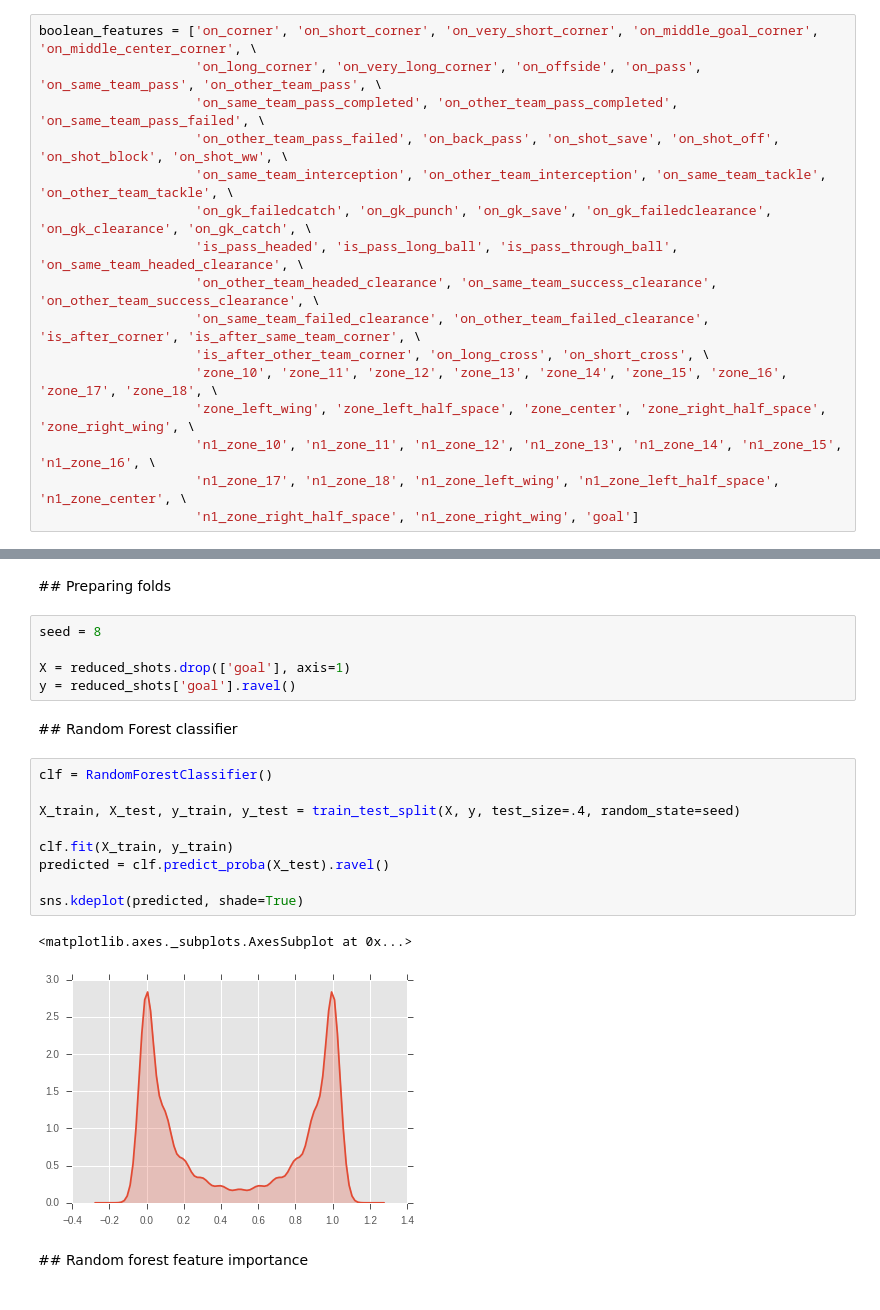
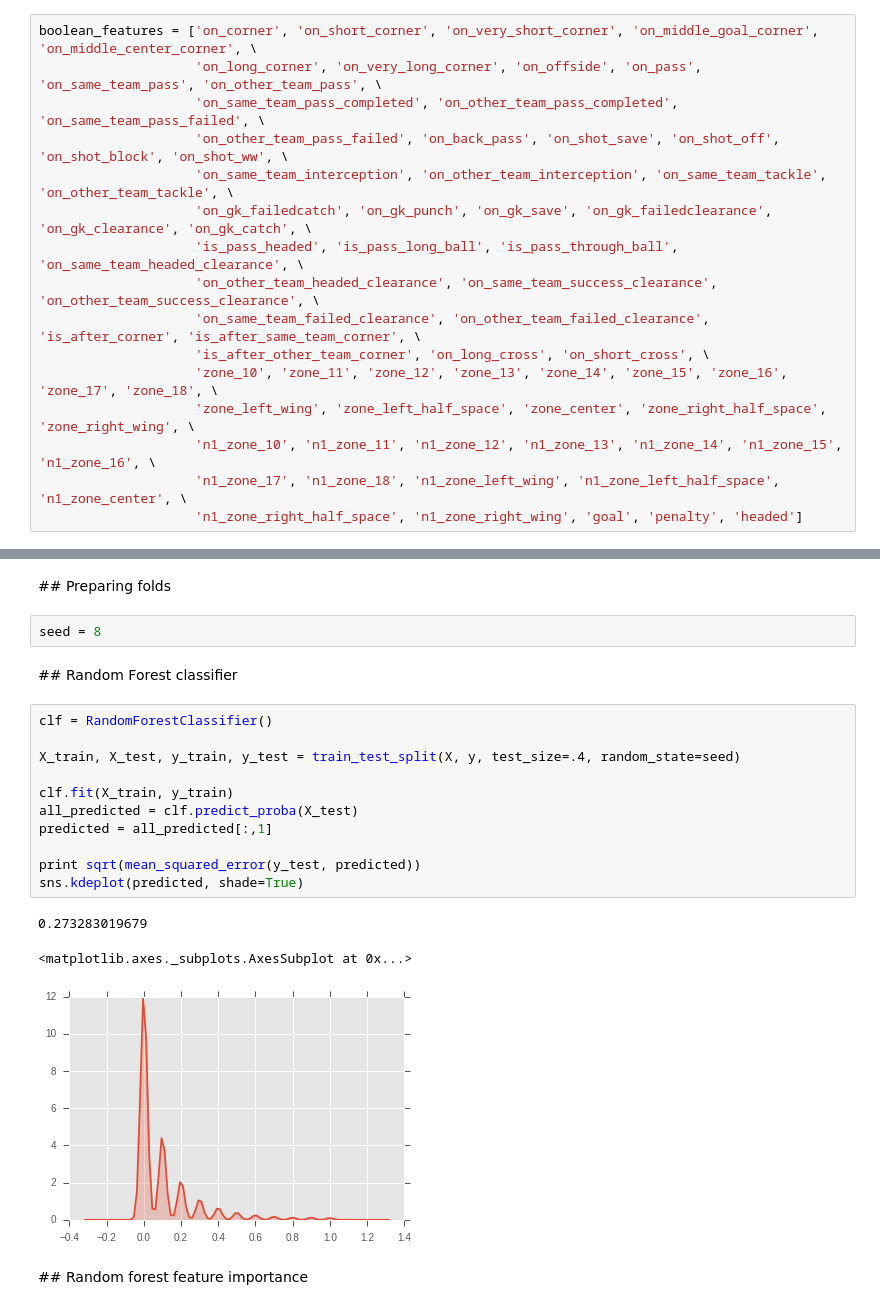
Before and after one commit to 10contre11/notebooks, a Jupyter notebook: xg_features_selection.ipynb, the cells around one changed output, grey strips where cells are left out. Drawn from its saved outputs; the diff is of its cells as text.

```diff
--- a/xg_features_selection.ipynb
+++ b/xg_features_selection.ipynb
@@ -64,7 +93,7 @@ boolean_features = ['on_corner', 'on_short_corner', 'on_very_short_corner', 'on_
                     'zone_left_wing', 'zone_left_half_space', 'zone_center', 'zone_right_half_space', 'zone_right_wing', \
                     'n1_zone_10', 'n1_zone_11', 'n1_zone_12', 'n1_zone_13', 'n1_zone_14', 'n1_zone_15', 'n1_zone_16', \
                     'n1_zone_17', 'n1_zone_18', 'n1_zone_left_wing', 'n1_zone_left_half_space', 'n1_zone_center', \
-                    'n1_zone_right_half_space', 'n1_zone_right_wing', 'goal']
+                    'n1_zone_right_half_space', 'n1_zone_right_wing', 'goal', 'penalty', 'headed']
 # %% [markdown]
 ## Number features
 # %%
@@ -165,24 +181,24 @@ sns.heatmap(reduced_shots.drop(['goal'], axis=1).astype(float).corr())
 # %% [markdown]
 ## Preparing folds
-# %%
-seed = 8
-
-X = reduced_shots.drop(['goal'], axis=1)
-y = reduced_shots['goal'].ravel()
+# %%
+seed = 8
 # %% [markdown]
 ## Random Forest classifier
 # %%
 clf = RandomForestClassifier()
 
 X_train, X_test, y_train, y_test = train_test_split(X, y, test_size=.4, random_state=seed)
 
 clf.fit(X_train, y_train)
-predicted = clf.predict_proba(X_test).ravel()
+all_predicted = clf.predict_proba(X_test)
+predicted = all_predicted[:,1]
 
+print sqrt(mean_squared_error(y_test, predicted))
 sns.kdeplot(predicted, shade=True)
 # %% [output]
-<matplotlib.axes._subplots.AxesSubplot at 0x...>
+0.273283019679
+<matplotlib.axes._subplots.AxesSubplot at 0x...>
-[figure, old version]
+[figure, new version]
 # %% [markdown]
 ## Random forest feature importance
 # %%
```
Also changed, not shown: parts of 28 cells of this notebook.
